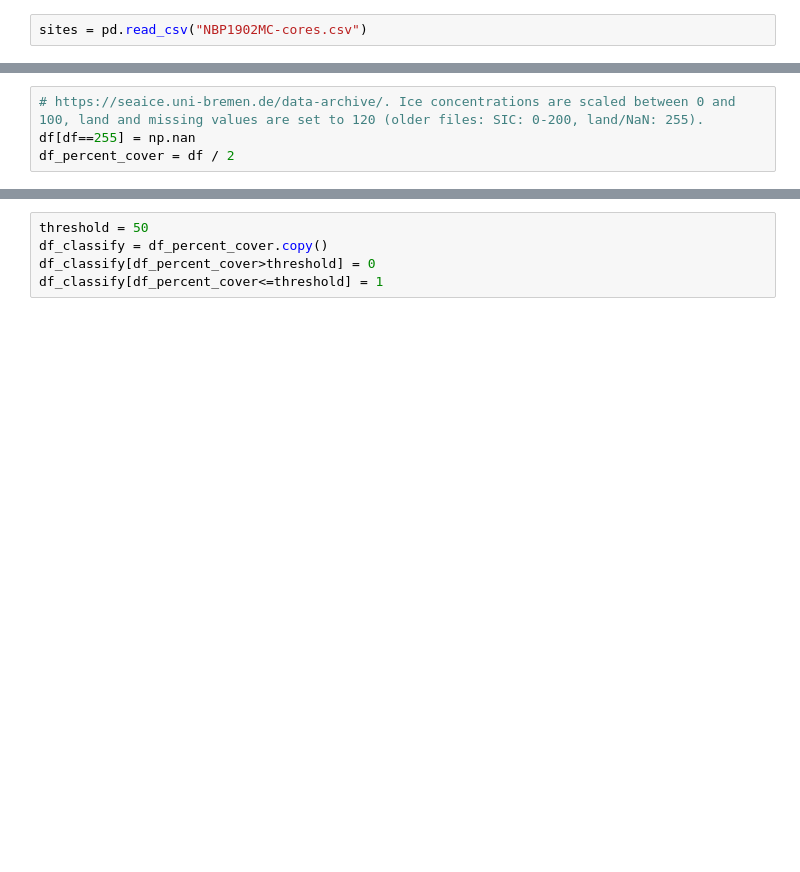
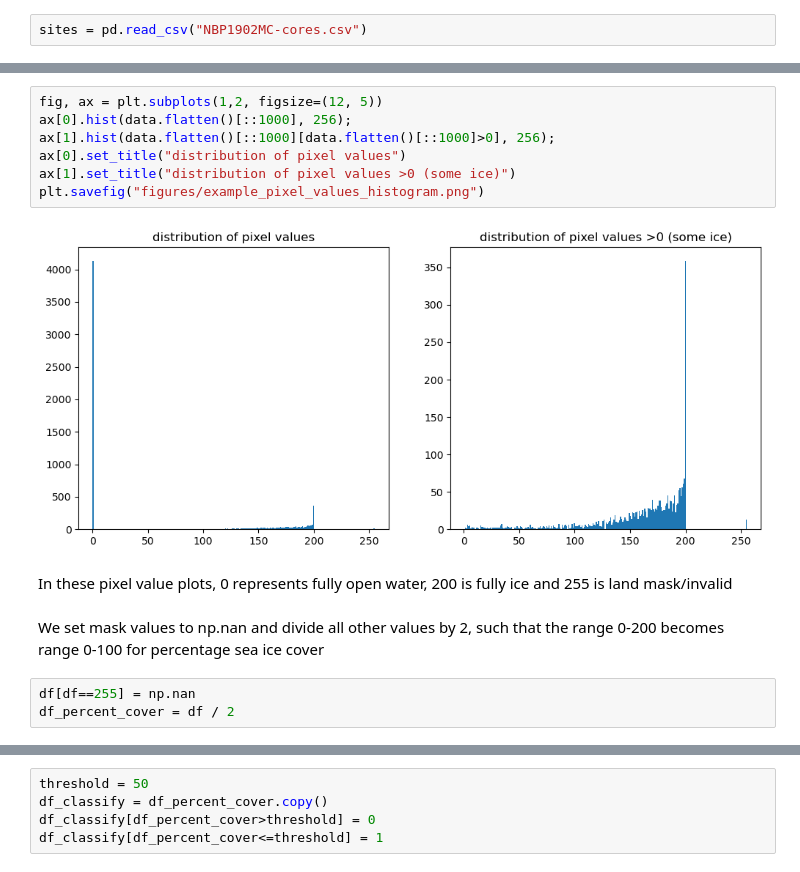
Before and after one commit to callumrollo/satellite-sea-ice, a Jupyter notebook: classify_ice.ipynb, the cells around one changed output, grey strips where cells are left out. Drawn from its saved outputs; the diff is of its cells as text; blank space fills up the shorter version.

```diff
--- a/classify_ice.ipynb
+++ b/classify_ice.ipynb
@@ -32,4 +63,16 @@ df = df.set_index("date")
+# %%
+fig, ax = plt.subplots(1,2, figsize=(12, 5))
+ax[0].hist(data.flatten()[::1000], 256);
+ax[1].hist(data.flatten()[::1000][data.flatten()[::1000]>0], 256);
+ax[0].set_title("distribution of pixel values")
+ax[1].set_title("distribution of pixel values >0 (some ice)")
+plt.savefig("figures/example_pixel_values_histogram.png")
+# %% [output]
+[figure, added]
+# %% [markdown]
+In these pixel value plots, 0 represents fully open water, 200 is fully ice and 255 is land mask/invalid
+# %% [markdown]
+We set mask values to np.nan and divide all other values by 2, such that the range 0-200 becomes range 0-100 for percentage sea ice cover
 # %%
-# https://seaice.uni-bremen.de/data-archive/. Ice concentrations are scaled between 0 and 100, land and missing values are set to 120 (older files: SIC: 0-200, land/NaN: 255).
 df[df==255] = np.nan
 df_percent_cover = df / 2
```
Also changed, not shown: parts of 18 cells of this notebook.
